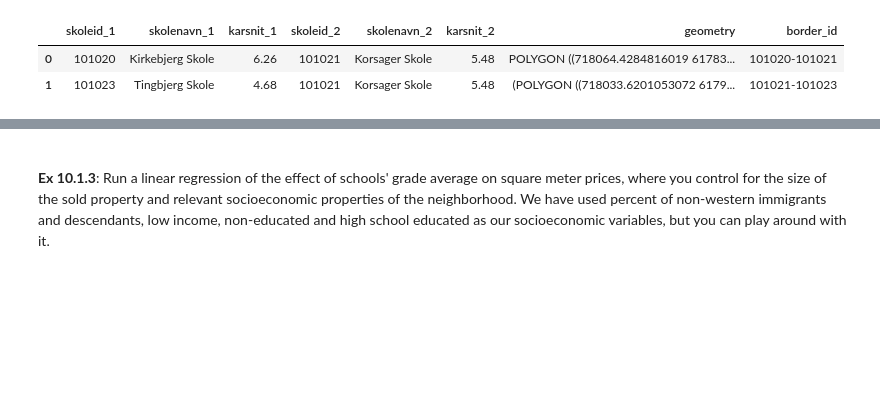
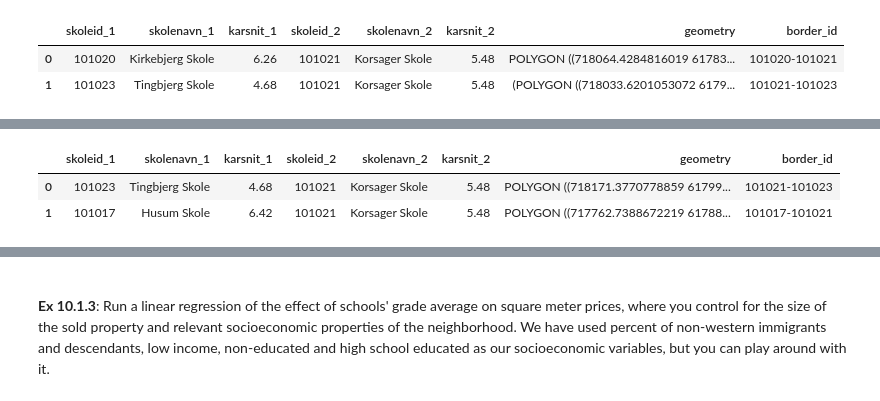
Before and after one commit to Morten-Esketveit/TSDS-gruppe-2019, a Jupyter notebook: assignment_3.ipynb, the cells around one changed output, grey strips where cells are left out. Saved outputs shown, nothing was run; the diff lists cells and outputs as text; code cells hidden in the pictures; blank space fills up the shorter version.

```diff
--- a/assignment_3.ipynb
+++ b/assignment_3.ipynb
@@ -407,5 +407,11 @@ borders[5].head(2)
 The selected houses within borders should look like:
 
 <img src="https://github.com/abjer/tsds/raw/master/material/10_spatial2/border_sales_plt.png">
+# %%
+borders[1].head(2)
+# %% [output]
+|  | skoleid_1 | skolenavn_1 | karsnit_1 | skoleid_2 | skolenavn_2 | karsnit_2 | geometry | border_id |
+| 0 | 101023 | Tingbjerg Skole | 4.68 | 101021 | Korsager Skole | 5.48 | POLYGON ((718171.3770778859 61799... | 101021-101023 |
+| 1 | 101017 | Husum Skole | 6.42 | 101021 | Korsager Skole | 5.48 | POLYGON ((717762.7388672219 61788... | 101017-101021 |
 # %%
 # [Answer to ex. 10.1.2 here]
```
Also changed, not shown: parts of 5 cells of this notebook.
